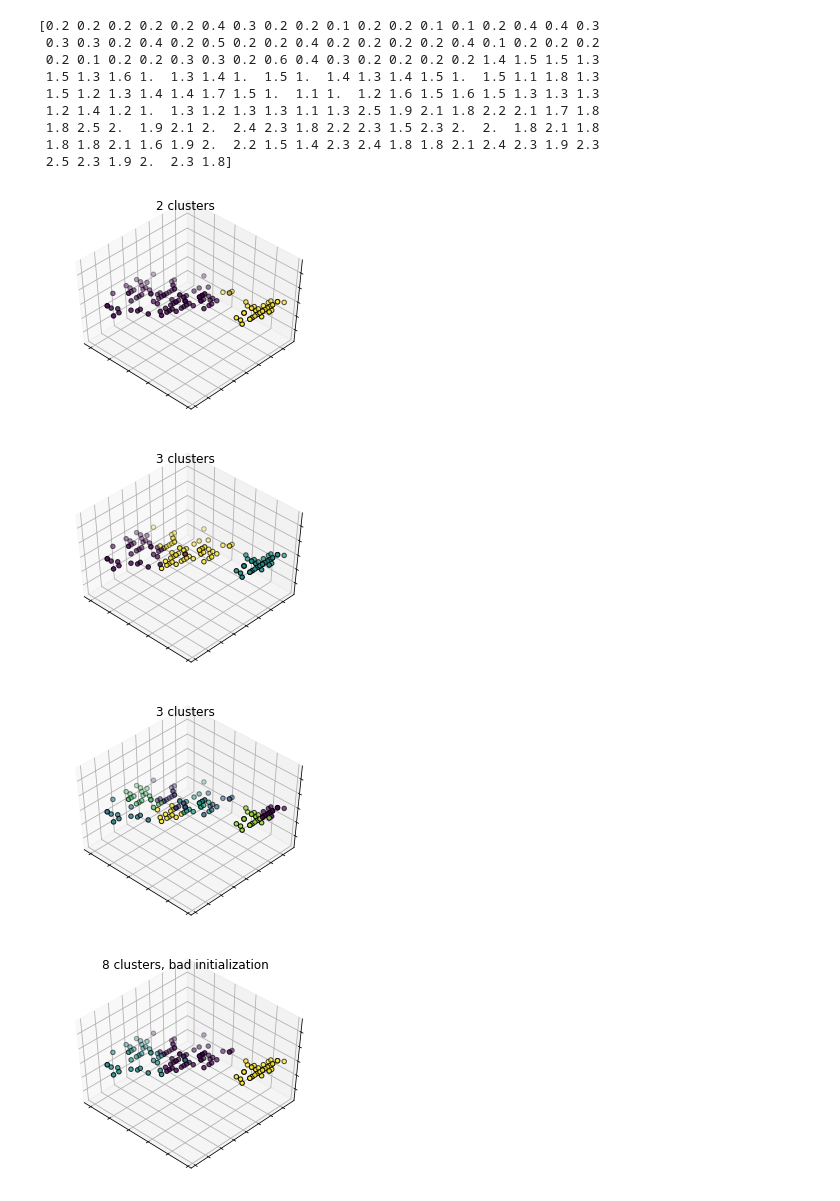
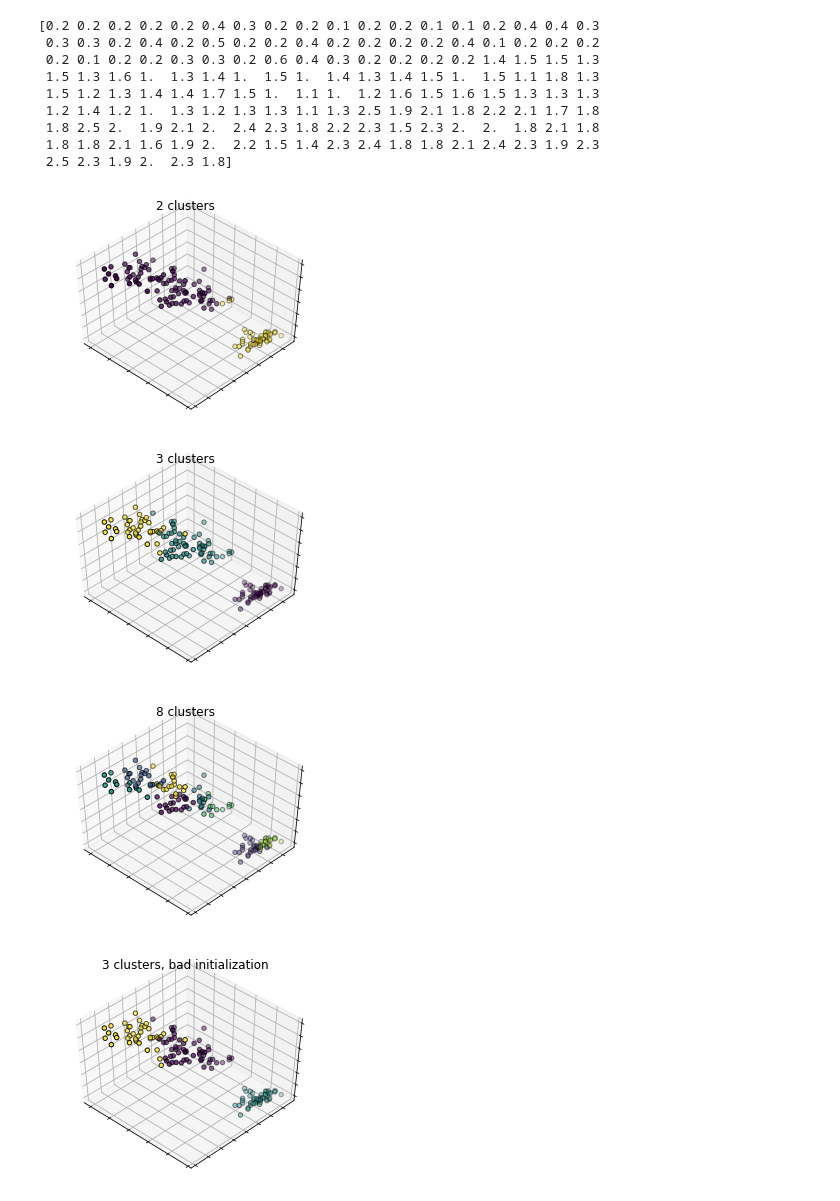
Before and after one commit to abooyaya/2nd-ML100Days, a Jupyter notebook: homework/Day_055_HW.ipynb, the cells around one changed output. Drawn from its saved outputs; the diff is of its cells as text; code cells hidden in the pictures.

```diff
--- a/homework/Day_055_HW.ipynb
+++ b/homework/Day_055_HW.ipynb
@@ -81,45 +81,45 @@ estimators = [('k_means_2', KMeans(n_clusters=2)),
 #總共要畫幾張圖？
 fignum = 1
 #3張圖的title?
-titles = ['2 clusters', '3 clusters', '3 clusters', '8 clusters, bad initialization']
+titles = ['2 clusters', '3 clusters', '8 clusters', '3 clusters, bad initialization']
 
 for name, est in estimators:
     #畫圖
     fig = plt.figure(fignum, figsize=(4, 3))
     ax = Axes3D(fig, rect=[0, 0, .95, 1], elev=48, azim=134)
 
     ## fit data
     est.fit(X)
 
     labels = est.labels_ #每一筆資料被分到的分類
 
     #畫散佈圖
     #ax.scatter(xs, ys, zs=0, zdir='z', s=20, c=None, depthshade=True, *args, **kwargs)
     #xs,ys: Positions of data points
     #Either an array of the same length as *xs* and *ys* or a single value to place all points in the same plane. Default is 0.
     #c是顏色
     #3維的
-    #ax.scatter(X[:, 3], X[:, 0], X[:, 2], c=labels.astype(np.float), edgecolor='k')
+    ax.scatter(X[:, 3], X[:, 0], X[:, 2], c=labels.astype(np.float), edgecolor='k')
 
     #2維的
-    ax.scatter(X[:, 3], X[:, 0], c=labels.astype(np.float), edgecolor='k')
+    #ax.scatter(X[:, 3], X[:, 0], zs =0, c=labels.astype(np.float), edgecolor='k')
 
 
     #把x軸的標示數字取消掉
     ax.w_xaxis.set_ticklabels([])
     #把y軸的標示數字取消掉
     ax.w_yaxis.set_ticklabels([])
     #把z軸的標示數字取消掉
     ax.w_zaxis.set_ticklabels([])
 
     ax.set_title(titles[fignum - 1])
     #圖的遠近 (越小越近)
     ax.dist = 10
     fignum = fignum + 1
 # %% [output]
-[figure, old version]
+[figure, new version]
-[figure, old version]
+[figure, new version]
-[figure, old version]
+[figure, new version]
-[figure, old version]
+[figure, new version]
 # %%
 ??KMeans
```
Also changed, not shown: 2 other files.
